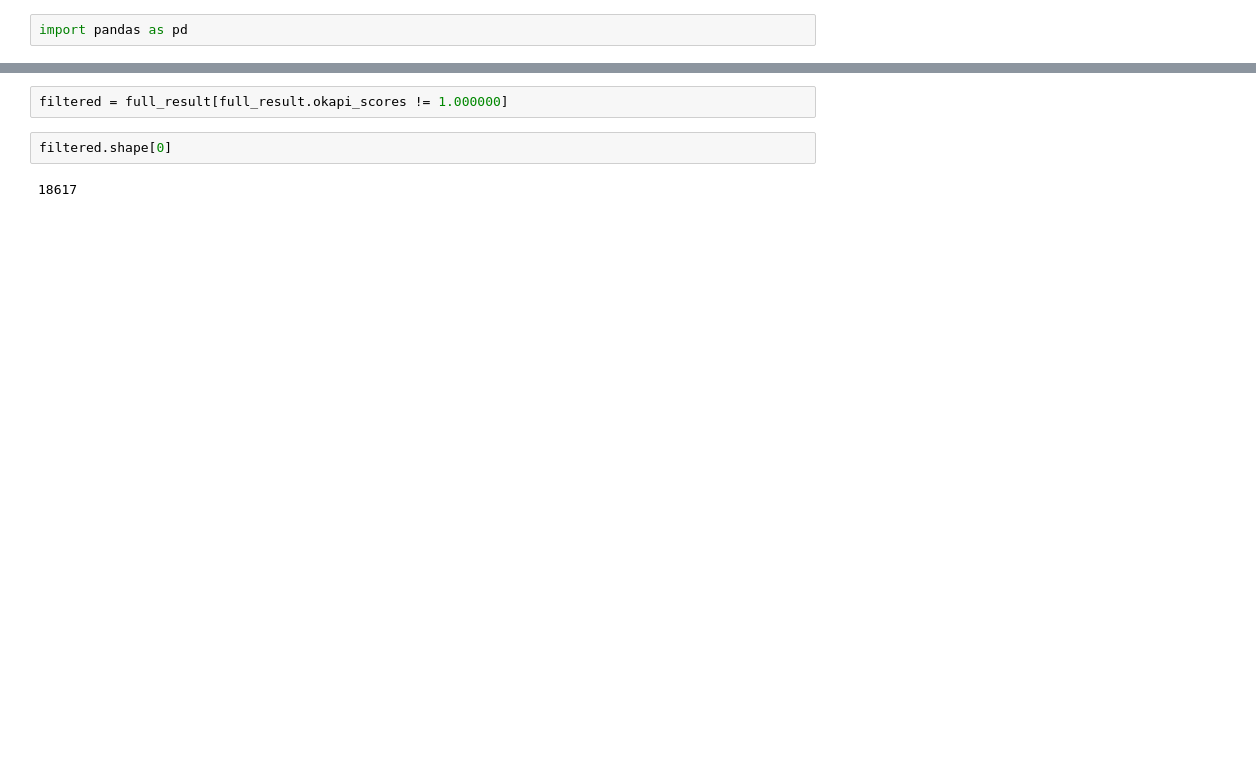
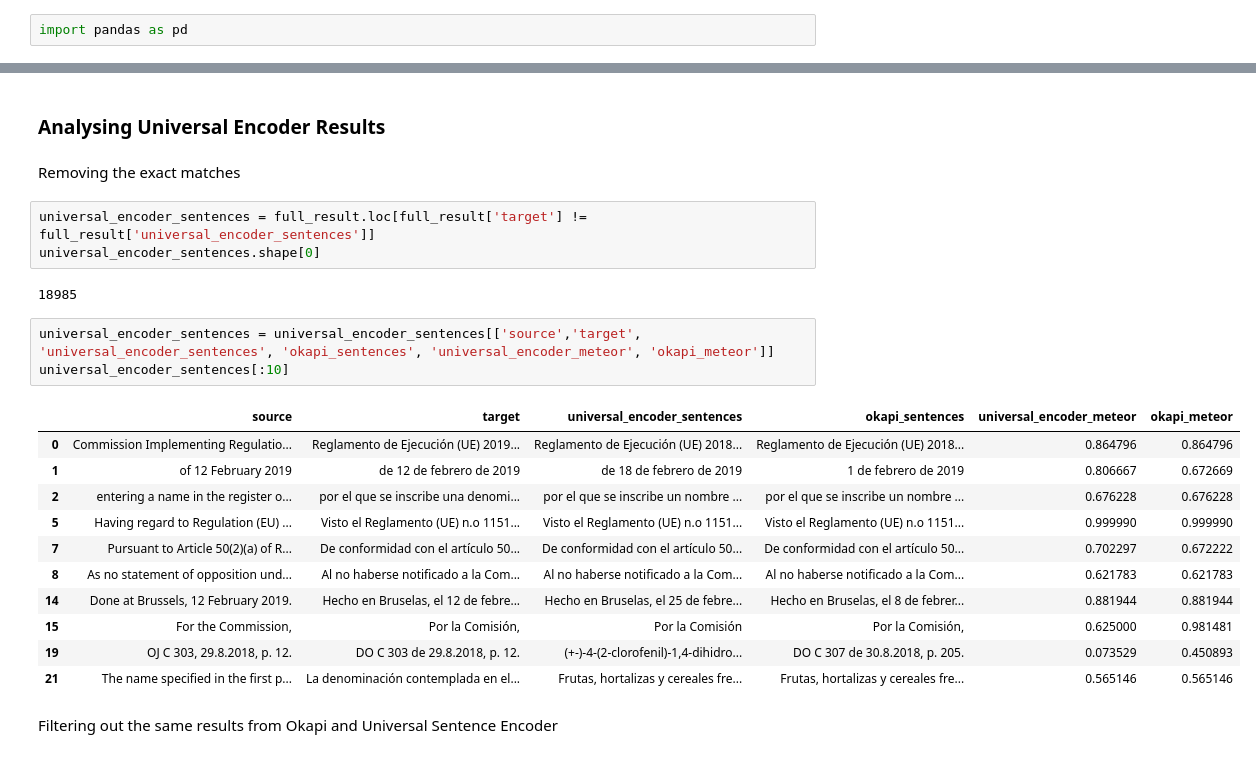
Before and after one commit to TharinduDR/Intelligent-Translation-Memories, a Jupyter notebook: Analysis.ipynb, the cells around one changed output, grey strips where cells are left out. Saved outputs shown, nothing was run; the diff lists cells and outputs as text; blank space fills up the shorter version.

Commit message:
001: Updating the results

```diff
--- a/Analysis.ipynb
+++ b/Analysis.ipynb
@@ -24,6 +22,26 @@ Dropping the exact matched sentences
-# %%
-filtered = full_result[full_result.okapi_scores != 1.000000]
-# %%
-filtered.shape[0]
-# %% [output]
-18617
+# %% [markdown]
+###  Analysing Universal Encoder Results
+# %% [markdown]
+Removing the exact matches
+# %%
+universal_encoder_sentences = full_result.loc[full_result['target'] != full_result['universal_encoder_sentences']]
+universal_encoder_sentences.shape[0]
+# %% [output]
+18985
+# %%
+universal_encoder_sentences = universal_encoder_sentences[['source','target', 'universal_encoder_sentences', 'okapi_sentences', 'universal_encoder_meteor', 'okapi_meteor']]
+universal_encoder_sentences[:10]
+# %% [output]
+|  | source | target | universal_encoder_sentences | okapi_sentences | universal_encoder_meteor | okapi_meteor |
+| 0 | Commission Implementing Regulatio... | Reglamento de Ejecución (UE) 2019... | Reglamento de Ejecución (UE) 2018... | Reglamento de Ejecución (UE) 2018... | 0.864796 | 0.864796 |
+| 1 | of 12 February 2019 | de 12 de febrero de 2019 | de 18 de febrero de 2019 | 1 de febrero de 2019 | 0.806667 | 0.672669 |
+| 2 | entering a name in the register o... | por el que se inscribe una denomi... | por el que se inscribe un nombre ... | por el que se inscribe un nombre ... | 0.676228 | 0.676228 |
+| 5 | Having regard to Regulation (EU) ... | Visto el Reglamento (UE) n.o 1151... | Visto el Reglamento (UE) n.o 1151... | Visto el Reglamento (UE) n.o 1151... | 0.999990 | 0.999990 |
+| 7 | Pursuant to Article 50(2)(a) of R... | De conformidad con el artículo 50... | De conformidad con el artículo 50... | De conformidad con el artículo 50... | 0.702297 | 0.672222 |
+| 8 | As no statement of opposition und... | Al no haberse notificado a la Com... | Al no haberse notificado a la Com... | Al no haberse notificado a la Com... | 0.621783 | 0.621783 |
+| 14 | Done at Brussels, 12 February 2019. | Hecho en Bruselas, el 12 de febre... | Hecho en Bruselas, el 25 de febre... | Hecho en Bruselas, el 8 de febrer... | 0.881944 | 0.881944 |
+| 15 | For the Commission, | Por la Comisión, | Por la Comisión | Por la Comisión, | 0.625000 | 0.981481 |
+| 19 | OJ C 303, 29.8.2018, p. 12. | DO C 303 de 29.8.2018, p. 12. | (+-)-4-(2-clorofenil)-1,4-dihidro... | DO C 307 de 30.8.2018, p. 205. | 0.073529 | 0.450893 |
+| 21 | The name specified in the first p... | La denominación contemplada en el... | Frutas, hortalizas y cereales fre... | Frutas, hortalizas y cereales fre... | 0.565146 | 0.565146 |
+# %% [markdown]
+Filtering out the same results from Okapi and Universal Sentence Encoder
```
Also changed, not shown: parts of 21 cells of this notebook, 8 other files.
